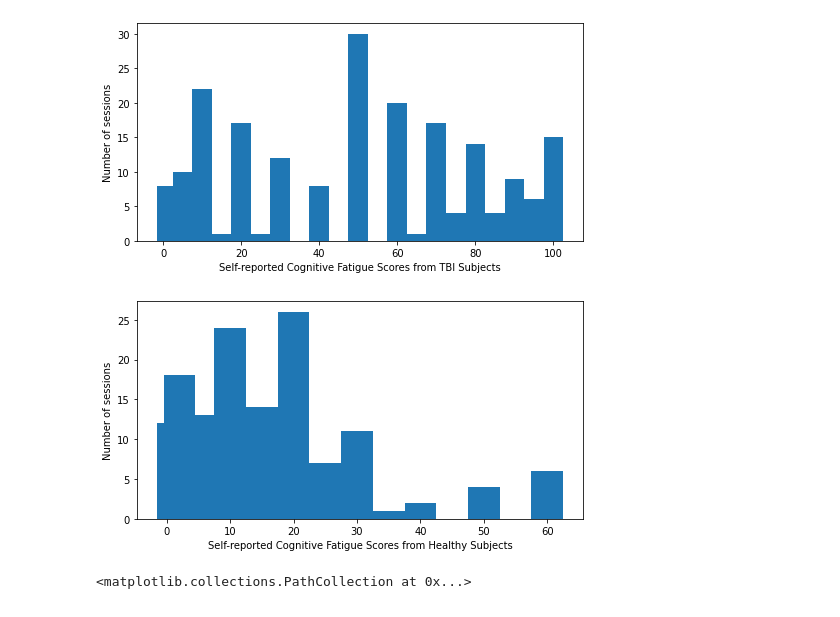
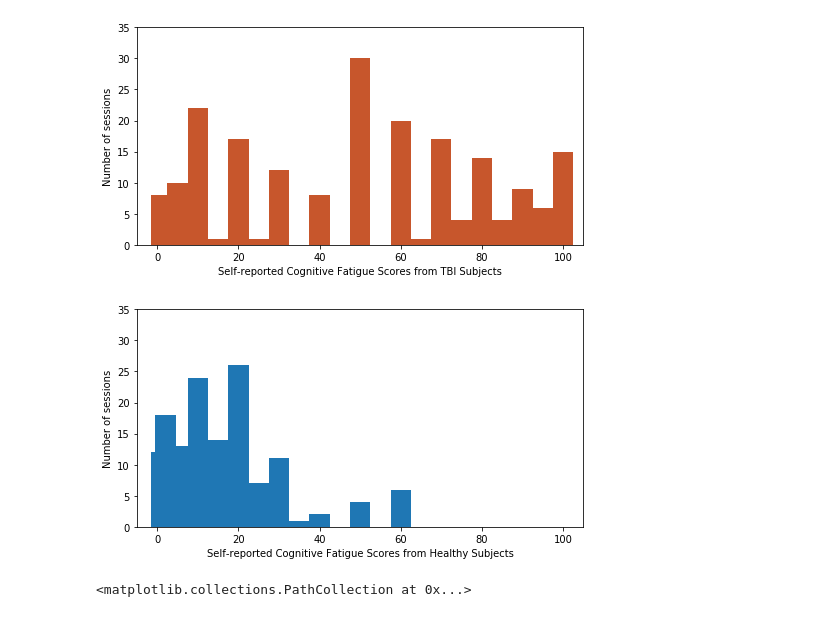
Before and after one commit to asheeshcric/fMRI-TBI, a Jupyter notebook: notebooks/scores_plot.ipynb, the cells around one changed output. Drawn from its saved outputs; the diff is of its cells as text; code cells hidden in the pictures.

Commit message:
Plot new scores in different color

```diff
--- a/notebooks/scores_plot.ipynb
+++ b/notebooks/scores_plot.ipynb
@@ -9,6 +9,3 @@ import collections
 # %%
 tbi_score_path = "/tankpool/home/ashish/Documents/github/fmri-TBI/scripts/tbi_scores.json"
 hc_score_path = "/tankpool/home/ashish/Documents/github/fmri-TBI/scripts/hc_scores.json"
-# %%
-tbi_score_path = "/home/asheesh/Documents/Github/fmri-TBI/scripts/tbi_scores.json"
-hc_score_path = "/home/asheesh/Documents/Github/fmri-TBI/scripts/hc_scores.json"
@@ -24,13 +39,15 @@ tbi_2_back_counts = collections.Counter(tbi_scores["2_back"])
 # %%
 plt.figure(figsize=(8, 4))
 result = dict(tbi_0_back_counts + tbi_2_back_counts)
 result.pop(0)
-plt.bar(result.keys(), result.values(), width=5.0)
+plt.bar(result.keys(), result.values(), width=5.0, color='#c7562c')
 plt.xlabel("Self-reported Cognitive Fatigue Scores from TBI Subjects")
 plt.ylabel("Number of sessions")
+plt.xlim([-5, 105])
+plt.ylim([0, 35])
 plt.savefig("tbi_scores.png")
 # %% [output]
-[figure, old version]
+[figure, new version]
 # %%
 hc_0_back_counts = collections.Counter(hc_scores["0_back"])
 hc_2_back_counts = collections.Counter(hc_scores["2_back"])
@@ -41,9 +58,11 @@ result.pop(0)
 plt.bar(result.keys(), result.values(), width=5.0)
 plt.xlabel("Self-reported Cognitive Fatigue Scores from Healthy Subjects")
 plt.ylabel("Number of sessions")
+plt.xlim([-5, 105])
+plt.ylim([0, 35])
 plt.savefig("hc_scores.png")
 # %% [output]
-[figure, old version]
+[figure, new version]
 # %%
 plt.scatter(tbi_2_back_counts.keys(), tbi_2_back_counts.values())
 # %% [output]
```
Also changed, not shown: parts of 2 cells of this notebook, 2 other files.
